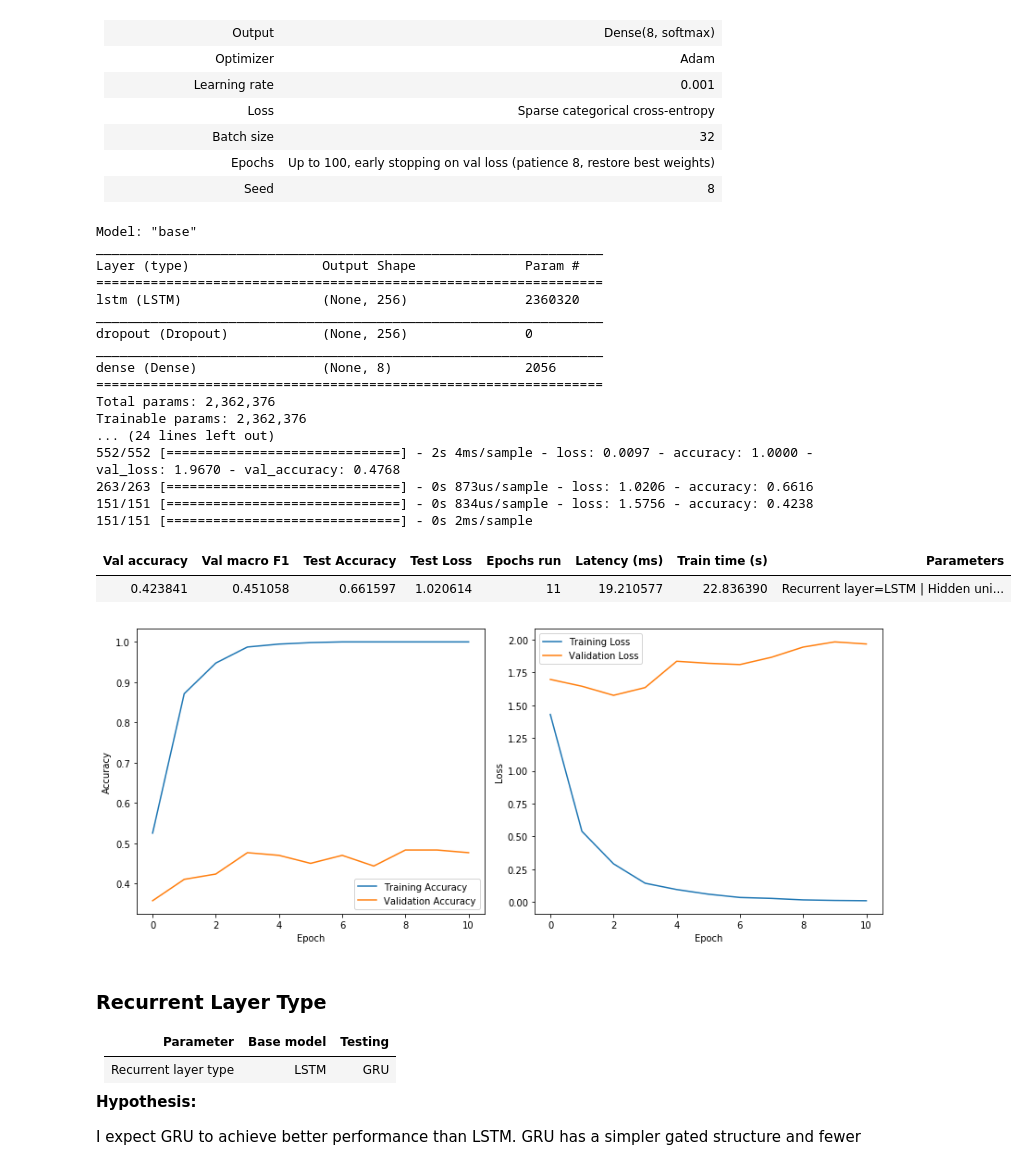
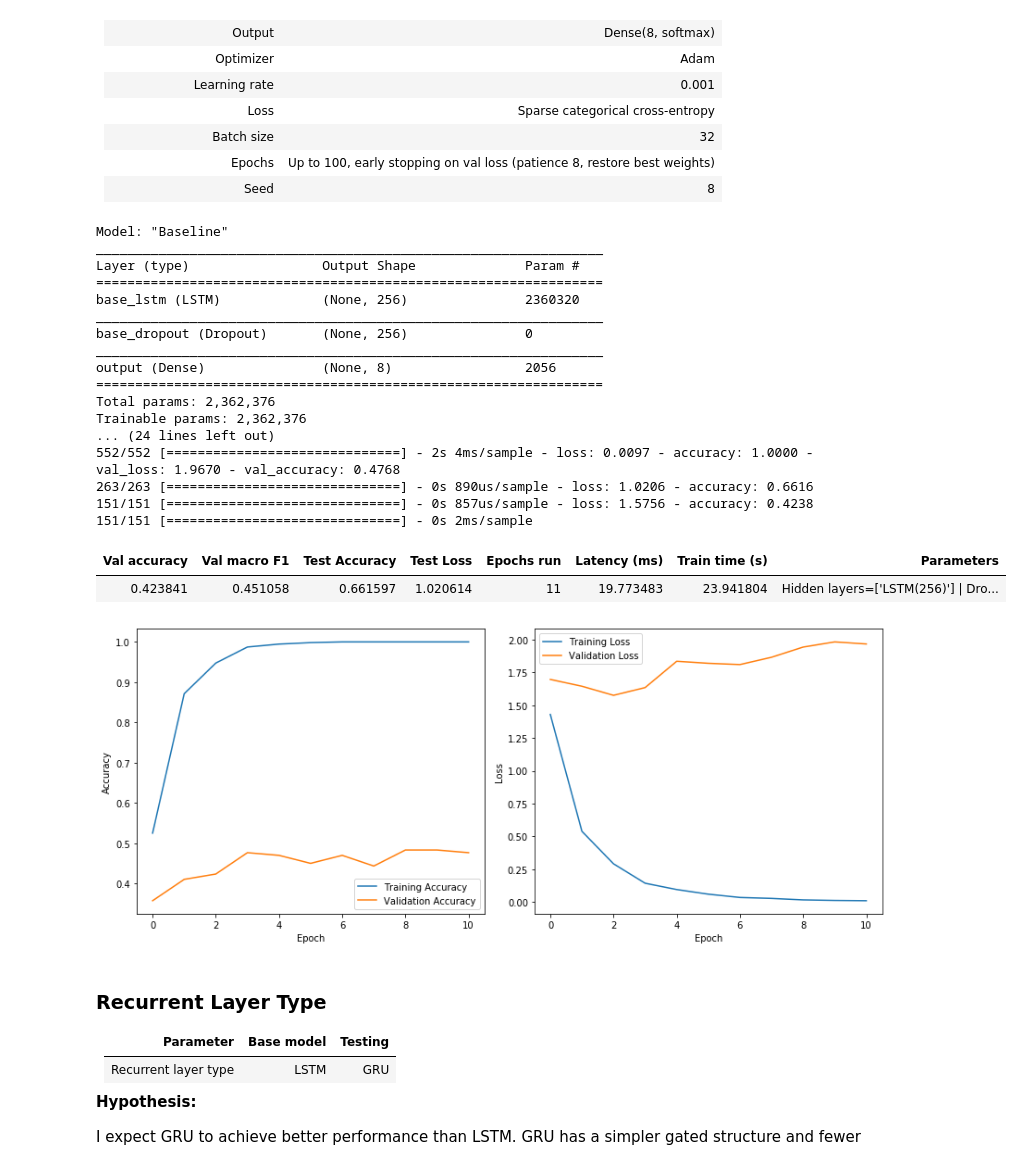
Before and after one commit to AylieNagler/Exercise-Classification-CNN-LSTM, a Jupyter notebook: NOTEBOOKS/03_tom_experiments.ipynb, the cells around one changed output. Drawn from its saved outputs; the diff is of its cells as text; code cells hidden in the pictures.

```diff
--- a/NOTEBOOKS/03_tom_experiments.ipynb
+++ b/NOTEBOOKS/03_tom_experiments.ipynb
@@ -99,9 +107,14 @@ train (552, 16, 2048) (552,)
 val (151, 16, 2048) (151,)
 test (263, 16, 2048) (263,)
 # %%
-def filter_parameter_value(v):
-    if not isinstance(v, (int, float, str, tuple, list)):
-        v = v.__name__
+def filter_parameter_value(k, v):
+    if k == 'Hidden layers':
+        layers = []
+        for layer in v:
+            layers.append(f'{layer["fn"].__name__}({layer["units"]})')
+        return layers
+    elif k == 'Optimizer':
+        return v.__name__
     return v
 
 def config_to_html(conf, ignore_name=True):
@@ -113,9 +126,9 @@ def config_to_html(conf, ignore_name=True):
     #         v = v.__name__
         # html_str += f'''<p><span style="display: inline-block; width:150px; text-align: right">{k}</span>: {v}</p>'''
     html_str = " | ".join(
-        f"{k}={filter_parameter_value(v)}"
+        f"{k}={filter_parameter_value(k, v)}"
         for k, v in conf.items()
-        if not (ignore_name and k in ('Experiment Name', 'Setting'))
+        if not (ignore_name and k in ('Experiment Name', 'Setting', 'prefix', 'stored model name'))
     )
     return html_str
 
@@ -370,11 +389,12 @@ def run_experiment(params, X, y, verbose=0, print_all=True):
 | Seed | 8 |
 # %%
 baseline_config = {}
-baseline_config['Experiment Name']     = "base"
+baseline_config['Experiment Name']     = "Baseline"
+baseline_config['prefix']  = 'base'
 baseline_config['Setting'] = "-"
 
-baseline_config['Recurrent layer'] = LSTM
-baseline_config['Hidden units']    = [256]
+#baseline_config['Recurrent layer'] = LSTM
+baseline_config['Hidden layers']    = [{ 'fn': LSTM, 'units': 256 }]
 baseline_config['Droupout rate']   = 0.5
 baseline_config['Output']          = (8, "softmax")
 baseline_config['Optimizer']       = Adam
@@ -389,27 +409,34 @@ baseline_config['patience']        = 8
 baseline_config['restore best weights'] = True
 baseline_config['stored model name']    = "baseline_tom.keras"
 # %%
-run_experiment(baseline_config, X, y, verbose=1, print_all=False)
+res = run_experiment(baseline_config, X, y, verbose=1)
+
+res_ext = {
+    'Run': baseline_config['Experiment Name'],
+    'Setting': baseline_config['Setting']
+}
+res_ext.update(res)
+reports.append(res_ext)
 # %% [output]
-Model: "base"
+Model: "Baseline"
 _________________________________________________________________
 Layer (type)                 Output Shape              Param #
 =================================================================
-lstm (LSTM)                  (None, 256)               2360320
+base_lstm (LSTM)             (None, 256)               2360320
 _________________________________________________________________
-dropout (Dropout)            (None, 256)               0
+base_dropout (Dropout)       (None, 256)               0
 _________________________________________________________________
-dense (Dense)                (None, 8)                 2056
+output (Dense)               (None, 8)                 2056
 =================================================================
 Total params: 2,362,376
 Trainable params: 2,362,376
 ... (24 lines left out)
 552/552 [==============================] - 2s 4ms/sample - loss: 0.0097 - accuracy: 1.0000 - val_loss: 1.9670 - val_accuracy: 0.4768
-263/263 [==============================] - 0s 873us/sample - loss: 1.0206 - accuracy: 0.6616
-151/151 [==============================] - 0s 834us/sample - loss: 1.5756 - accuracy: 0.4238
+263/263 [==============================] - 0s 890us/sample - loss: 1.0206 - accuracy: 0.6616
+151/151 [==============================] - 0s 857us/sample - loss: 1.5756 - accuracy: 0.4238
 151/151 [==============================] - 0s 2ms/sample
 | Val accuracy | Val macro F1 | Test Accuracy | Test Loss | Epochs run | Latency (ms) | Train time (s) | Parameters |
-| 0.423841 | 0.451058 | 0.661597 | 1.020614 | 11 | 19.210577 | 22.836390 | Recurrent layer=LSTM | Hidden uni... |
+| 0.423841 | 0.451058 | 0.661597 | 1.020614 | 11 | 19.773483 | 23.941804 | Hidden layers=['LSTM(256)'] | Dro... |
 [figure]
 # %% [markdown]
 ### Recurrent Layer Type
```
Also changed, not shown: parts of 19 cells of this notebook.
